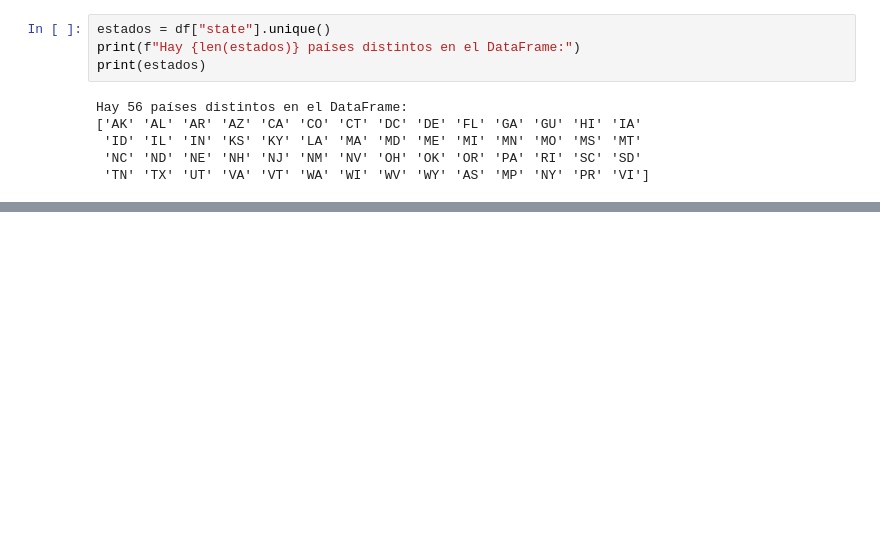
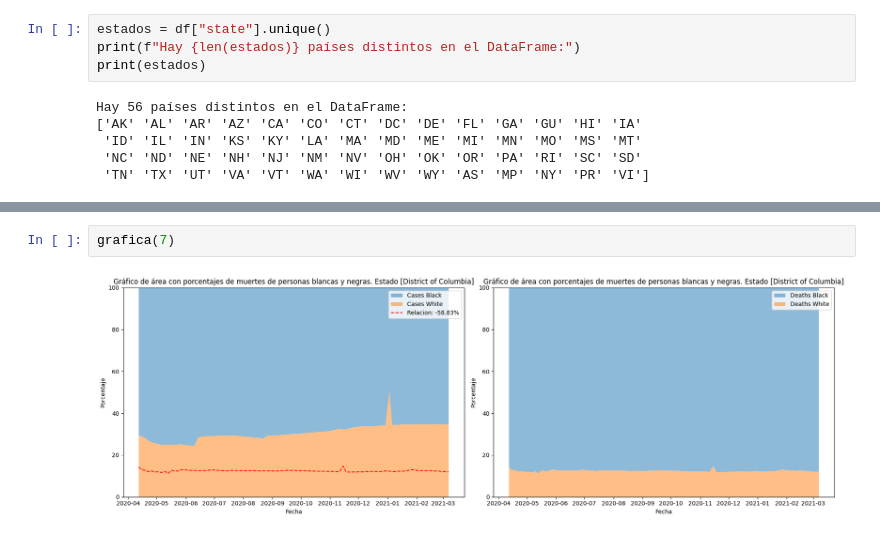
Before and after one commit to DavidBL0o0/Mineria-Solemne-1, a Jupyter notebook: Mineria_de_Datos.ipynb, the cells around one changed output, grey strips where cells are left out. Drawn from its saved outputs; the diff is of its cells as text; blank space fills up the shorter version.

```diff
--- a/Mineria_de_Datos.ipynb
+++ b/Mineria_de_Datos.ipynb
@@ -108,0 +256,4 @@ len(estados_filtro[cual]["date"])
+# %%
+grafica(7)
+# %% [output]
+[figure, added]
```
Also changed, not shown: parts of 12 cells of this notebook.
